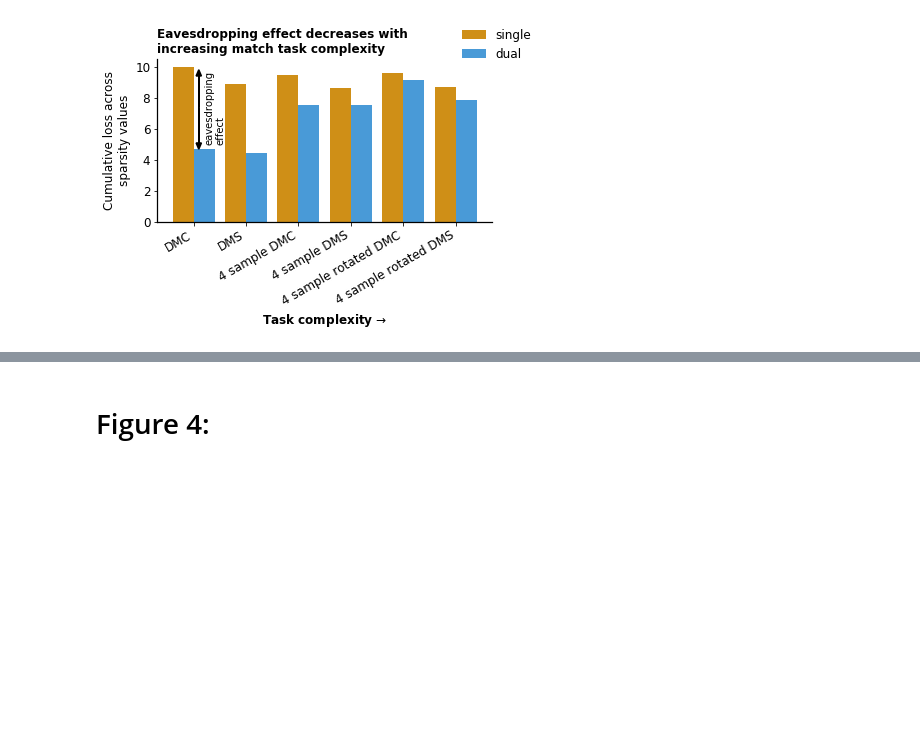
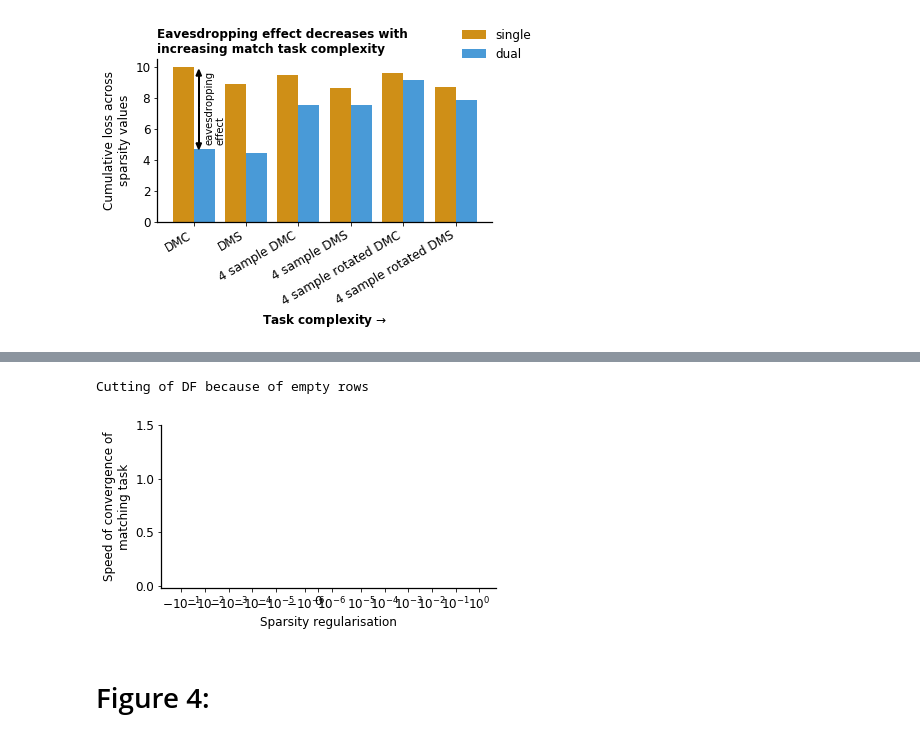
Before and after one commit to vdplasthijs/eavesdropping, a Jupyter notebook: multitasking learning for recurrent nets.ipynb, the cells around one changed output, grey strips where cells are left out. Cells and saved outputs as stored; diff of their text form; code cells hidden in the pictures; blank space fills up the shorter version.

```diff
--- a/multitasking learning for recurrent nets.ipynb
+++ b/multitasking learning for recurrent nets.ipynb
@@ -650,3 +655,12 @@ Name: learning_eff, dtype: float64
+# %%
+df = prm.plot_learning_efficiency(plot_difference=False,# method=method,
+                                    task_list=['dmc'], nature_stim_list=['onehot'])#,# ax=curr_ax,
+                                    # plot_custom_legend=bool_diff if i_plot == 0 else False,
+                                    # leg_anchor=(0, 0.25), leg_cols=3,
+                                    # new_x_axis_df=nz_df)
+# %% [output]
+Cutting of DF because of empty rows
+[figure, added]
 # %% [markdown]
 # Figure 4:
 # %%
```
Also changed, not shown: parts of 8 cells of this notebook, 2 other files.
